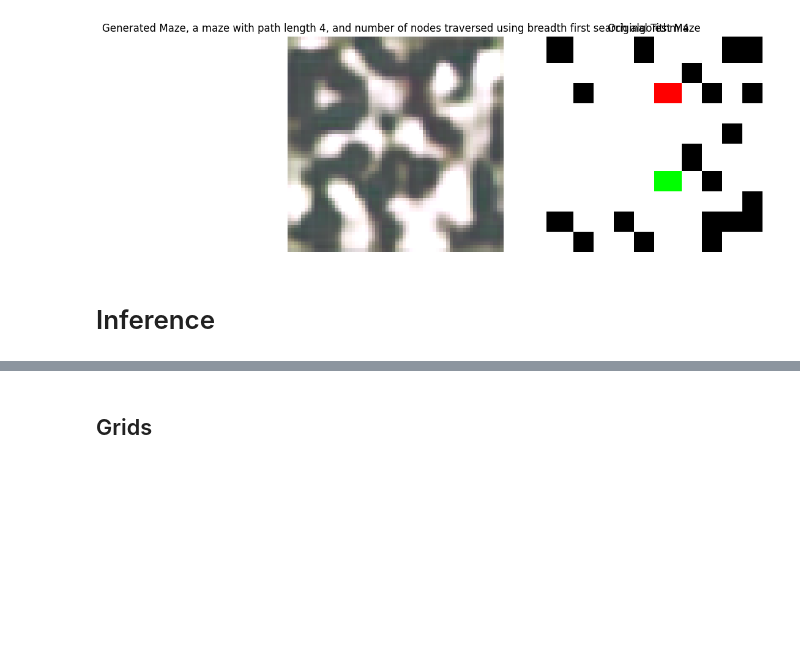
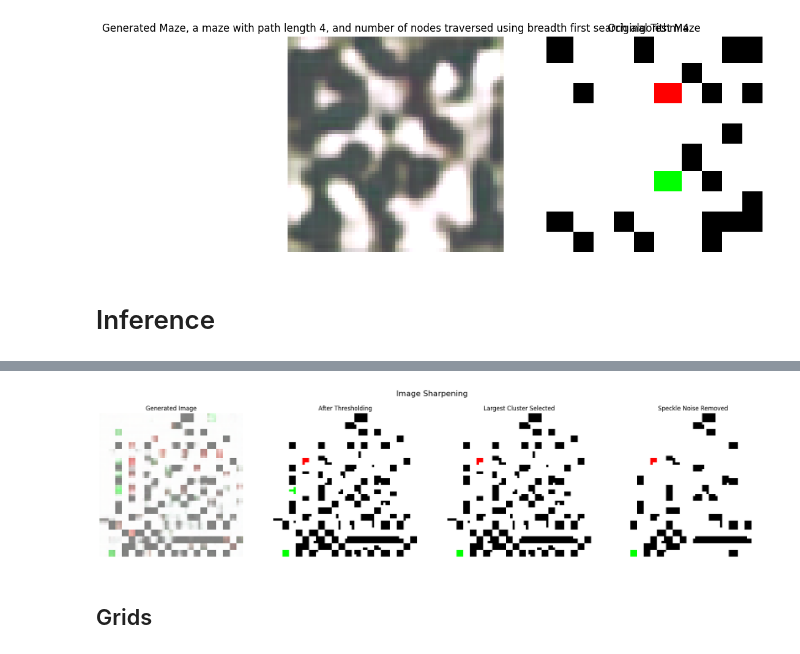
Before and after one commit to Atul-Acharya-17/diffusion-based-environment-generator, a Jupyter notebook: diffuser/StableDiffusion_LoRA_tests.ipynb, the cells around one changed output, grey strips where cells are left out. Cells and saved outputs as stored; diff of their text form; code cells hidden in the pictures; blank space fills up the shorter version.

```diff
--- a/diffuser/StableDiffusion_LoRA_tests.ipynb
+++ b/diffuser/StableDiffusion_LoRA_tests.ipynb
@@ -1491,2 +1747,36 @@ Blue range: 0.48513922 1.0
+# %%
+import matplotlib.pyplot as plt
+import numpy as np
+
+def plot_image_sharpening_pipeline(original, thresholded, clustered, denoised):
+    fig, axes = plt.subplots(1, 4, figsize=(20, 5))
+    fig.suptitle("Image Sharpening", fontsize=16)
+
+    titles = [
+        "Generated Image",
+        "After Thresholding",
+        "Largest Cluster Selected",
+        "Speckle Noise Removed"
+    ]
+    images = [original, thresholded, clustered, denoised]
+
+    for ax, img, title in zip(axes, images, titles):
+        ax.imshow(img)
+        ax.set_title(title)
+        ax.axis("off")
+
+    plt.tight_layout()
+    plt.subplots_adjust(top=0.85)  # Give space for overall title
+    plt.show()
+# %%
+
+plot_image_sharpening_pipeline(
+    original=generated_np,
+    thresholded=grid_images[0],
+    clustered=grid_images[1],
+    denoised=grid_images[2]
+)
+# %% [output]
+[figure, added]
 # %% [markdown]
 ## Grids
```
Also changed, not shown: parts of 25 cells of this notebook, 1 other file.
